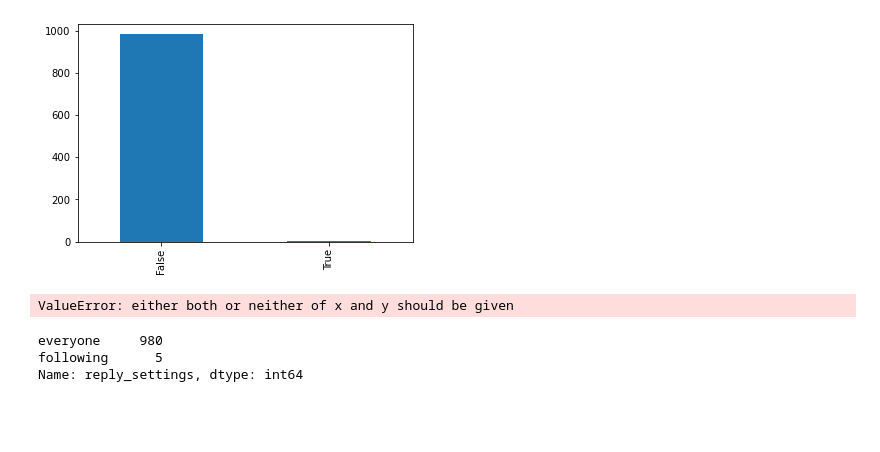
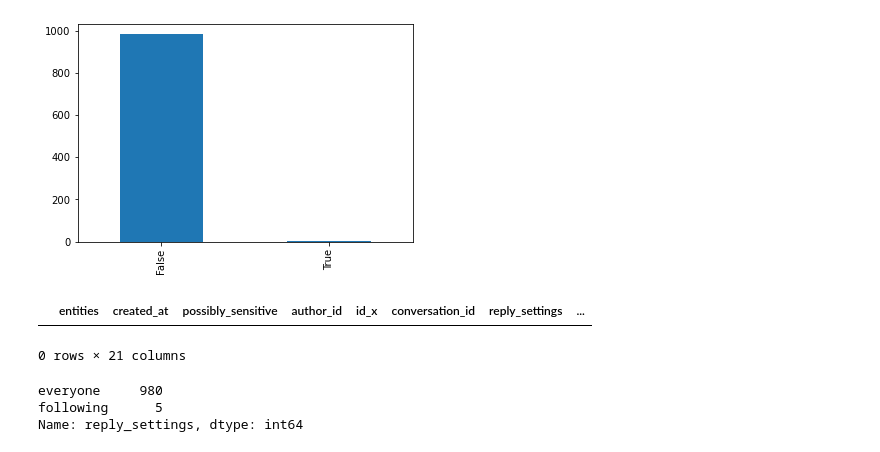
Before and after one commit to sitol/edu_, a Jupyter notebook: claustrovirtual_data_analysis.ipynb, the cells around one changed output. Drawn from its saved outputs; the diff is of its cells as text; code cells hidden in the pictures; blank space fills up the shorter version.

```diff
--- a/claustrovirtual_data_analysis.ipynb
+++ b/claustrovirtual_data_analysis.ipynb
@@ -347,13 +337,11 @@ df_all_no_duplicates['possibly_sensitive'].value_counts().plot.bar()
 [figure]
 # %%
 #Here we see there is just one "sensitive" tweet
-number_sensitive
-
 #It would be nice to display the sensitive tweet
-#df_all_no_duplicates[df_all_no_duplicates['possibly_sensitive'].isin["True"]]
-#np.where(df_all_no_duplicates['possibly_sensitive'],'TRUE')
+#df_all_no_duplicates[df_all_no_duplicates['possibly_sensitive']=='False']
 # %% [output]
+|  | entities | created_at | possibly_sensitive | author_id | id_x | conversation_id | reply_settings | ... |
-ValueError: either both or neither of x and y should be given
+0 rows × 21 columns
 # %%
 #Number of tweets open to whole Twitter(reply_settings)
 df_all_no_duplicates['reply_settings'].value_counts()
```
Also changed, not shown: parts of 8 cells of this notebook.
